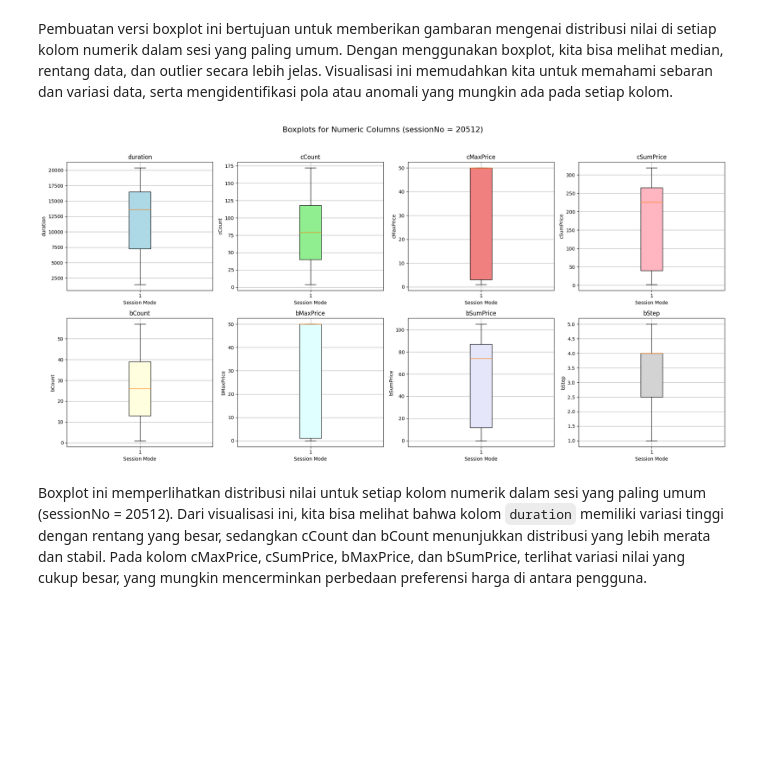
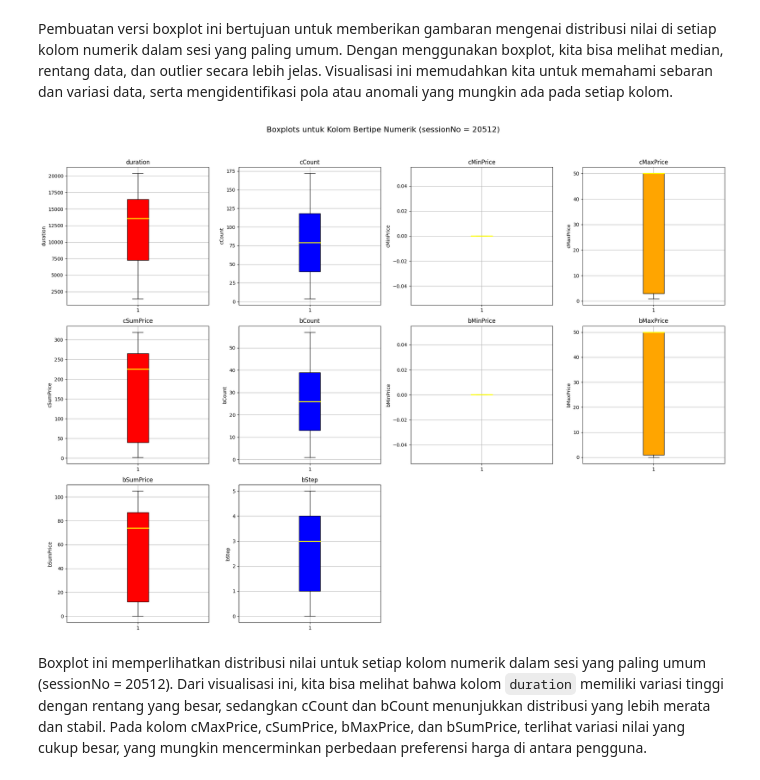
Before and after one commit to putrahadiyanto/Kelompok5_Tugas3_DataMining, a Jupyter notebook: EDA DataMining 2.ipynb, the cells around one changed output. Cells and saved outputs as stored; diff of their text form; code cells hidden in the pictures; blank space fills up the shorter version.

```diff
--- a/EDA DataMining 2.ipynb
+++ b/EDA DataMining 2.ipynb
@@ -113,14 +142,14 @@ columns_to_convert = ['cMinPrice', 'cMaxPrice', 'cSumPrice', 'bMinPrice', 'bMaxP
 
 # Mengubah kolom pada list menjadi float
 transact_train[columns_to_convert] = transact_train[columns_to_convert].replace({'?': None}).astype(float)
-transact_class[columns_to_convert] = transact_train[columns_to_convert].replace({'?': None}).astype(float)
+transact_class[columns_to_convert] = transact_class[columns_to_convert].replace({'?': None}).astype(float)
 # %%
 # List kolom yang akan diubah
-columns_to_convert = ['onlineStatus' ,'availability', 'customerNo', 'order']
+columns_to_convert = ['onlineStatus' ,'availability', 'customerNo']
 
 # Mengubah value '?' menjadi none
 transact_train[columns_to_convert] = transact_train[columns_to_convert].replace({'?': None})
-transact_class[columns_to_convert] = transact_train[columns_to_convert].replace({'?': None})
+transact_class[columns_to_convert] = transact_class[columns_to_convert].replace({'?': None})
 # %% [markdown]
 ### Mengecek Jumlah Missing Value Per Kolom
 # %% [markdown]
@@ -222,4 +293,3 @@ Pengubahan nilai pada kolom `order` dari 'y' menjadi 1 dan 'n' menjadi 0 bertuju
 # %%
 # Mengubah value kolom order 'y' jadi 1 dan 'n' jadi 0
 transact_train['order'] = transact_train['order'].replace({'y': 1, 'n': 0})
-transact_class['order'] = transact_train['order'].replace({'y': 1, 'n': 0})
@@ -315,6 +449,10 @@ Plot ini membantu kita melihat pola di setiap kolom numerik pada sesi yang palin
 # %%
-# Menyiapkan grid 2x4 untuk subplot
-fig, axes = plt.subplots(2, 4, figsize=(20, 10))
+# Menyiapkan grid sesuai jumlah kolom yang ingin dipetakan
+num_columns = len(numeric_columns)
+rows = (num_columns // 4) + (num_columns % 4 > 0)  # Menentukan jumlah baris berdasarkan kolom
+
+# Menyiapkan grid dengan jumlah baris dan kolom yang tepat
+fig, axes = plt.subplots(rows, 4, figsize=(20, 5 * rows))
 fig.suptitle(f"Line Charts Untuk Kolom Bertipe Numerik (sessionNo = {session_mode})", fontsize=16)
 
 # Meratakan array axes untuk mempermudah indexing
@@ -328,6 +466,10 @@ for i, column in enumerate(numeric_columns):
     axes[i].set_ylabel(column)
     axes[i].grid(True)
 
+# Sembunyikan subplot kosong
+for i in range(num_columns, len(axes)):
+    axes[i].axis('off')
+
 # Menyesuaikan layout agar lebih mudah dibaca
 plt.tight_layout(rect=[0, 0, 1, 0.95])  # Menambah ruang untuk judul utama
 
@@ -341,33 +487,44 @@ Boxplot version
 # %% [markdown]
 Pembuatan versi boxplot ini bertujuan untuk memberikan gambaran mengenai distribusi nilai di setiap kolom numerik dalam sesi yang paling umum. Dengan menggunakan boxplot, kita bisa melihat median, rentang data, dan outlier secara lebih jelas. Visualisasi ini memudahkan kita untuk memahami sebaran dan variasi data, serta mengidentifikasi pola atau anomali yang mungkin ada pada setiap kolom.
 # %%
-# Menyiapkan grid 2x4 untuk subplot
-fig, axes = plt.subplots(2, 4, figsize=(20, 10))
-fig.suptitle(f"Boxplots for Numeric Columns (sessionNo = {session_mode})", fontsize=16)
+# Daftar warna khusus untuk boxplot
+custom_colors = ['red', 'blue', 'green', 'orange']
+
+# Menyiapkan grid sesuai jumlah kolom yang ingin dipetakan
+num_columns = len(numeric_columns)
+rows = (num_columns // 4) + (num_columns % 4 > 0)  # Menentukan jumlah baris berdasarkan kolom
+
+# Menyiapkan grid dengan jumlah baris dan kolom yang tepat
+fig, axes = plt.subplots(rows, 4, figsize=(20, 5 * rows))
+fig.suptitle(f"Boxplots untuk Kolom Bertipe Numerik (sessionNo = {session_mode})", fontsize=16)
 
 # Meratakan array axes untuk mempermudah indexing
 axes = axes.flatten()
 
-# Mendefinisikan warna untuk setiap boxplot
-colors = ['lightblue', 'lightgreen', 'lightcoral', 'lightpink', 'lightyellow', 'lightcyan', 'lavender', 'lightgrey']
-
-# Memplot setiap kolom dengan layout yang ditentukan dan warna
+# Memplot setiap kolom dengan warna yang ditentukan
 for i, column in enumerate(numeric_columns):
-    box = axes[i].boxplot(mode_data[column].dropna(), vert=True, patch_artist=True)
+    color_index = i % len(custom_colors)  # Mengulang warna jika kolom > jumlah warna
+    box = axes[i].boxplot(
+        mode_data[column].dropna(),
+        vert=True,
+        patch_artist=True,  # Untuk mengatur warna
+        boxprops=dict(facecolor=custom_colors[color_index], color='black'),  # Warna isi dan garis
+        medianprops=dict(color='yellow', linewidth=2)  # Warna dan ketebalan garis median
+    )
     axes[i].set_title(column)
-    axes[i].set_xlabel('Session Mode')
     axes[i].set_ylabel(column)
     axes[i].grid(True)
 
-    # Terapkan warna ke setiap boxplot
-    for patch in box['boxes']:
-        patch.set_facecolor(colors[i % len(colors)])
+# Sembunyikan subplot kosong
+for i in range(num_columns, len(axes)):
+    axes[i].axis('off')
 
 # Menyesuaikan layout agar lebih mudah dibaca
-plt.tight_layout(rect=[0, 0, 1, 0.95])  # Adds space for the main title
+plt.tight_layout(rect=[0, 0, 1, 0.95])  # Menambah ruang untuk judul utama
+
 plt.show()
 # %% [output]
-[figure, old version]
+[figure, new version]
 # %% [markdown]
 Boxplot ini memperlihatkan distribusi nilai untuk setiap kolom numerik dalam sesi yang paling umum (sessionNo = 20512). Dari visualisasi ini, kita bisa melihat bahwa kolom `duration` memiliki variasi tinggi dengan rentang yang besar, sedangkan cCount dan bCount menunjukkan distribusi yang lebih merata dan stabil. Pada kolom cMaxPrice, cSumPrice, bMaxPrice, dan bSumPrice, terlihat variasi nilai yang cukup besar, yang mungkin mencerminkan perbedaan preferensi harga di antara pengguna.
 # %% [markdown]
```
Also changed, not shown: parts of 128 cells of this notebook, 1 other file.
